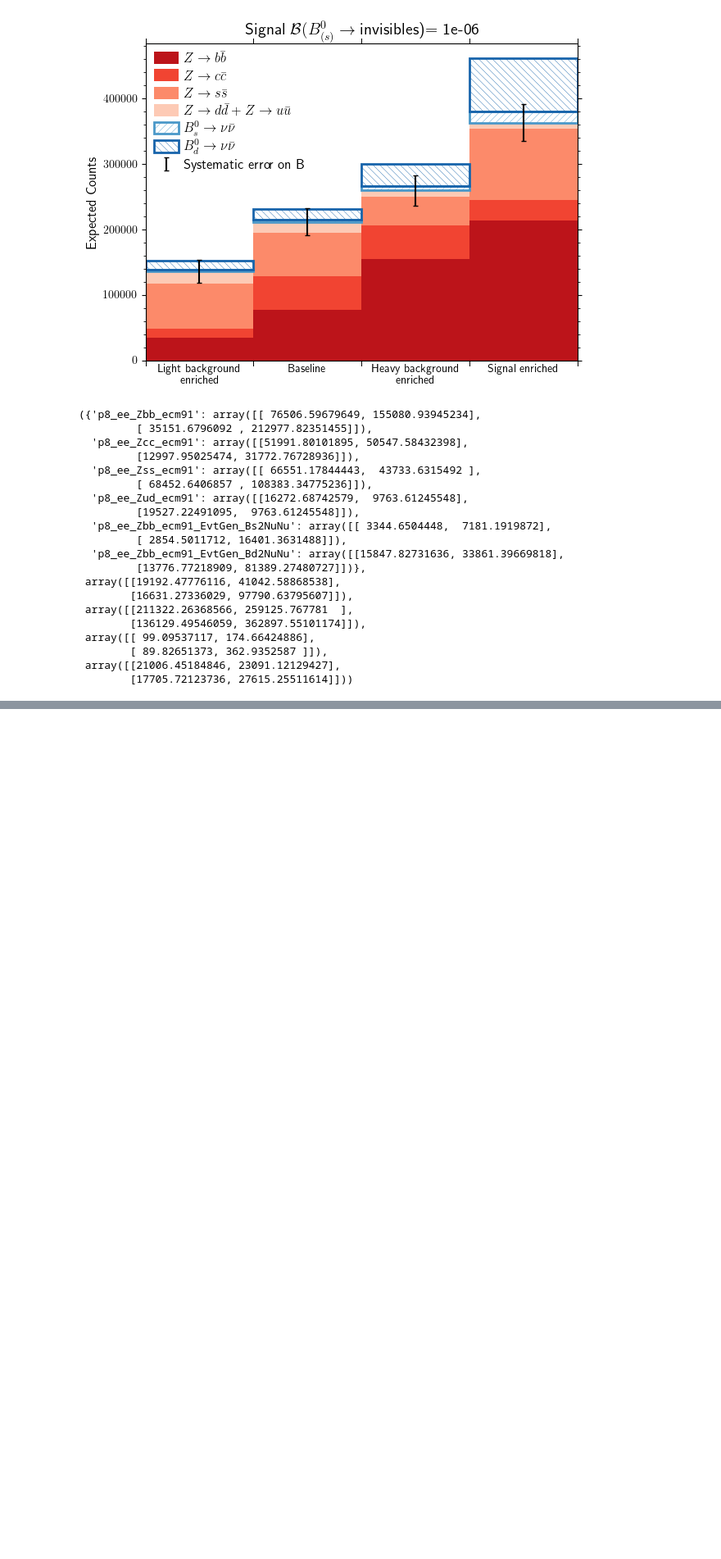
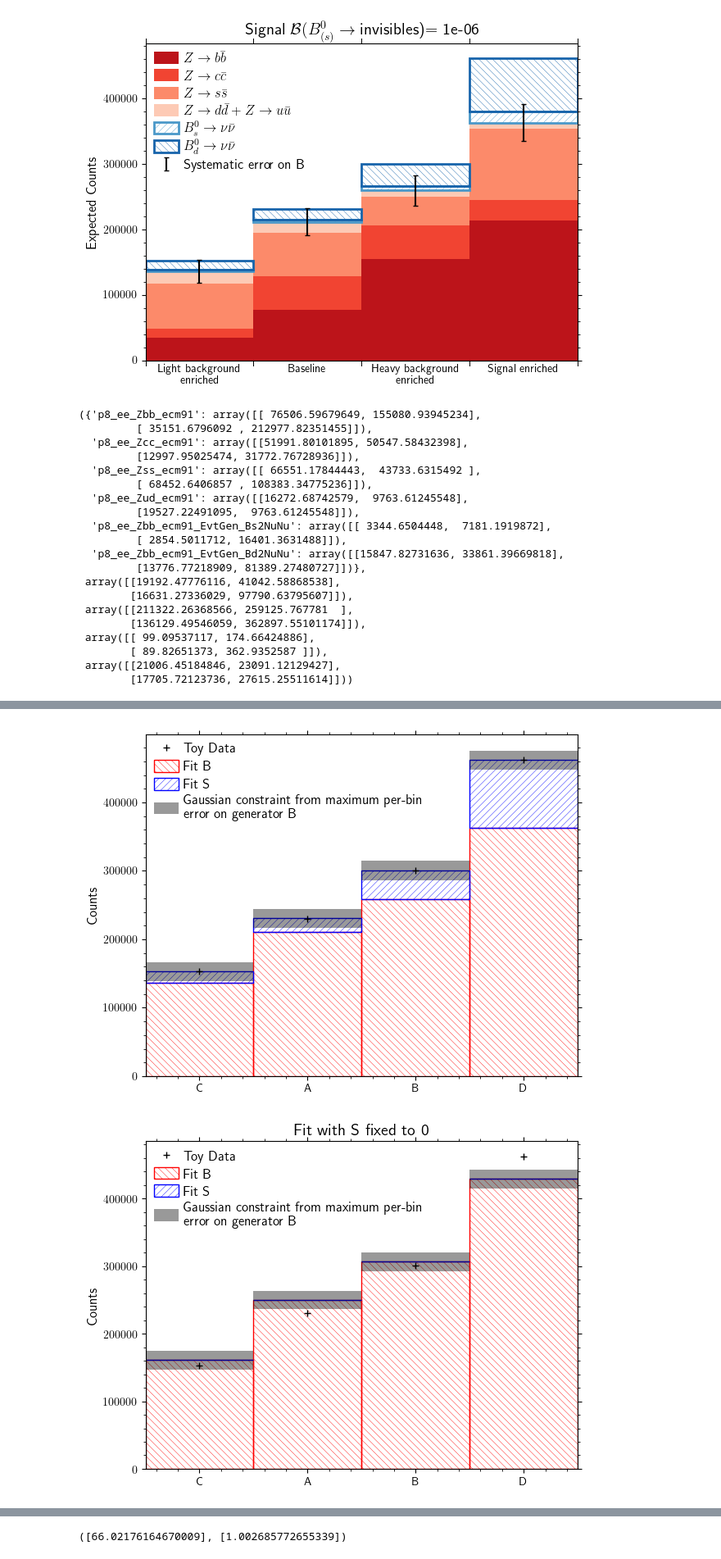
Before and after one commit to RMangrulkar/FCCAnalyses, a Jupyter notebook: examples/FCCee/flavour/B2Inv/final_binning_plot_generalisation.ipynb, the cells around one changed output, grey strips where cells are left out. Shown: that part at 82% size. Saved outputs shown, nothing was run; the diff lists cells and outputs as text; code cells hidden in the pictures; blank space fills up the shorter version.

```diff
--- a/examples/FCCee/flavour/B2Inv/final_binning_plot_generalisation.ipynb
+++ b/examples/FCCee/flavour/B2Inv/final_binning_plot_generalisation.ipynb
@@ -343,0 +552,6 @@ Calculating S and B
+# %%
+likelihood_model_builder_max_err(S, B, S_err, B_err, signal_BF=1e-6, # these need to be binned
+                             ntoys = 5000, fit_plotpath=True, spread_plotpath=True)
+# %% [output]
+[figure, added]
+[figure, added]
@@ -343,0 +559 @@ Calculating S and B
+([66.02176164670009], [1.002685772655339])
```
Also changed, not shown: parts of 6 cells of this notebook, 1 other file.
